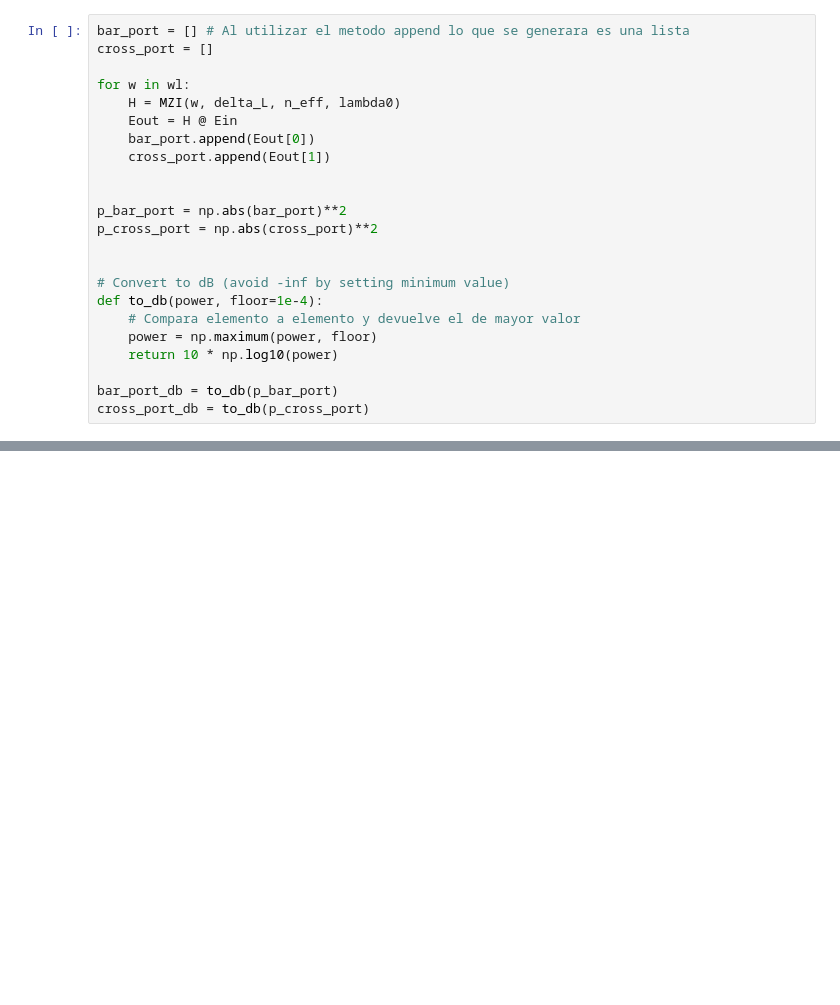
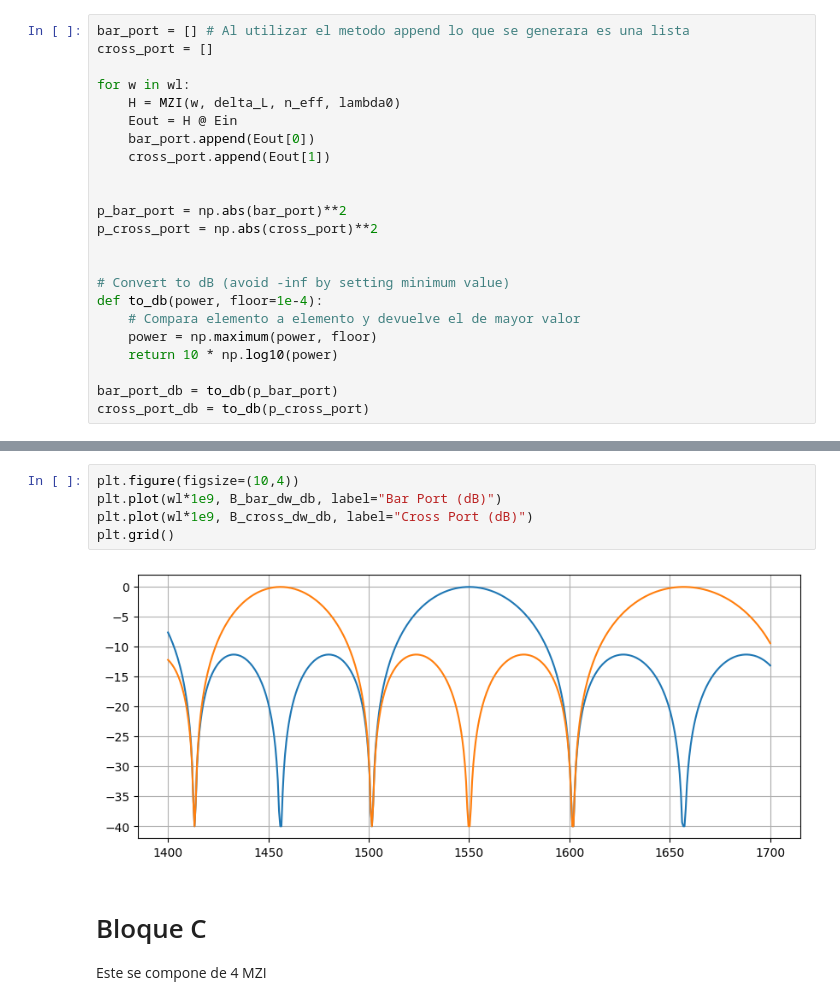
Before and after one commit to niospinamev2/Topic-6-WDM-Cascaded-MZIs, a Jupyter notebook: Arms.ipynb, the cells around one changed output, grey strips where cells are left out. Cells and saved outputs as stored; diff of their text form; blank space fills up the shorter version.

```diff
--- a/Arms.ipynb
+++ b/Arms.ipynb
@@ -87,0 +167,11 @@ plt.show()
+# %%
+plt.figure(figsize=(10,4))
+plt.plot(wl*1e9, B_bar_dw_db, label="Bar Port (dB)")
+plt.plot(wl*1e9, B_cross_dw_db, label="Cross Port (dB)")
+plt.grid()
+# %% [output]
+[figure, added]
+# %% [markdown]
+# Bloque C
+
+Este se compone de 4 MZI
```
Also changed, not shown: parts of 18 cells of this notebook.
